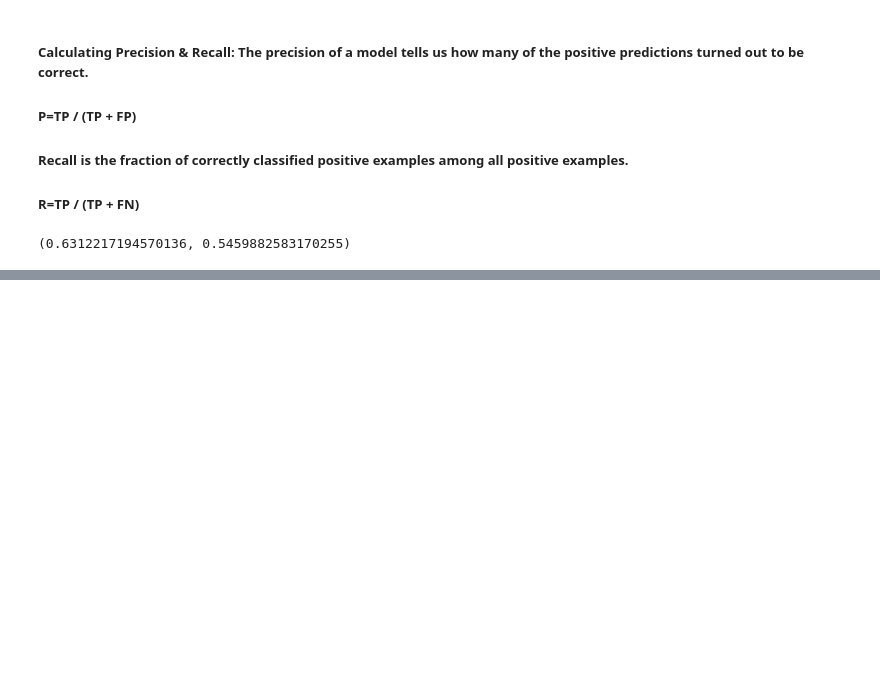
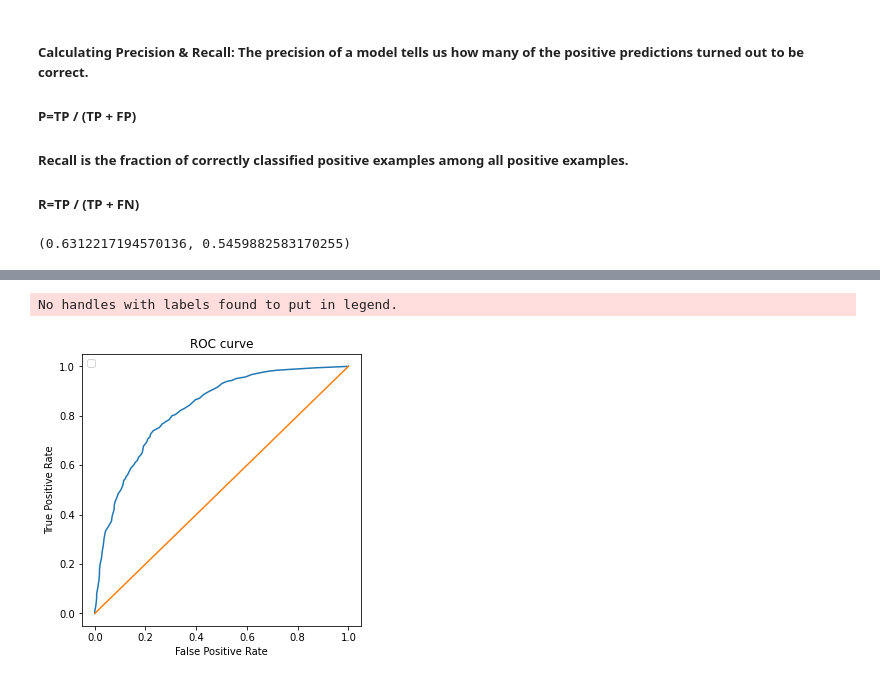
Before and after one commit to ver-akshat/Churn-Prediction, a Jupyter notebook: Churn_prediction_Telecom.ipynb, the cells around one changed output, grey strips where cells are left out. Saved outputs shown, nothing was run; the diff lists cells and outputs as text; code cells hidden in the pictures; blank space fills up the shorter version.

```diff
--- a/Churn_prediction_Telecom.ipynb
+++ b/Churn_prediction_Telecom.ipynb
@@ -448,0 +502,15 @@ precision, recall
+# %%
+# ROC Curve : PLot FPR & TPR against each other
+# Adding a straight line from (0, 0) to (1, 1) in the plot.
+plt.figure(figsize=(5, 5))
+plt.plot(df_scores.fpr, df_scores.tpr)
+plt.plot([0, 1], [0, 1])
+plt.legend()
+plt.xlabel('False Positive Rate')
+plt.ylabel('True Positive Rate')
+plt.title('ROC curve')
+plt.savefig('ROC_Curve.jpg')
+plt.show()
+# %% [output]
+No handles with labels found to put in legend.
+[figure, added]
```
Also changed, not shown: parts of 23 cells of this notebook, 2 other files.
